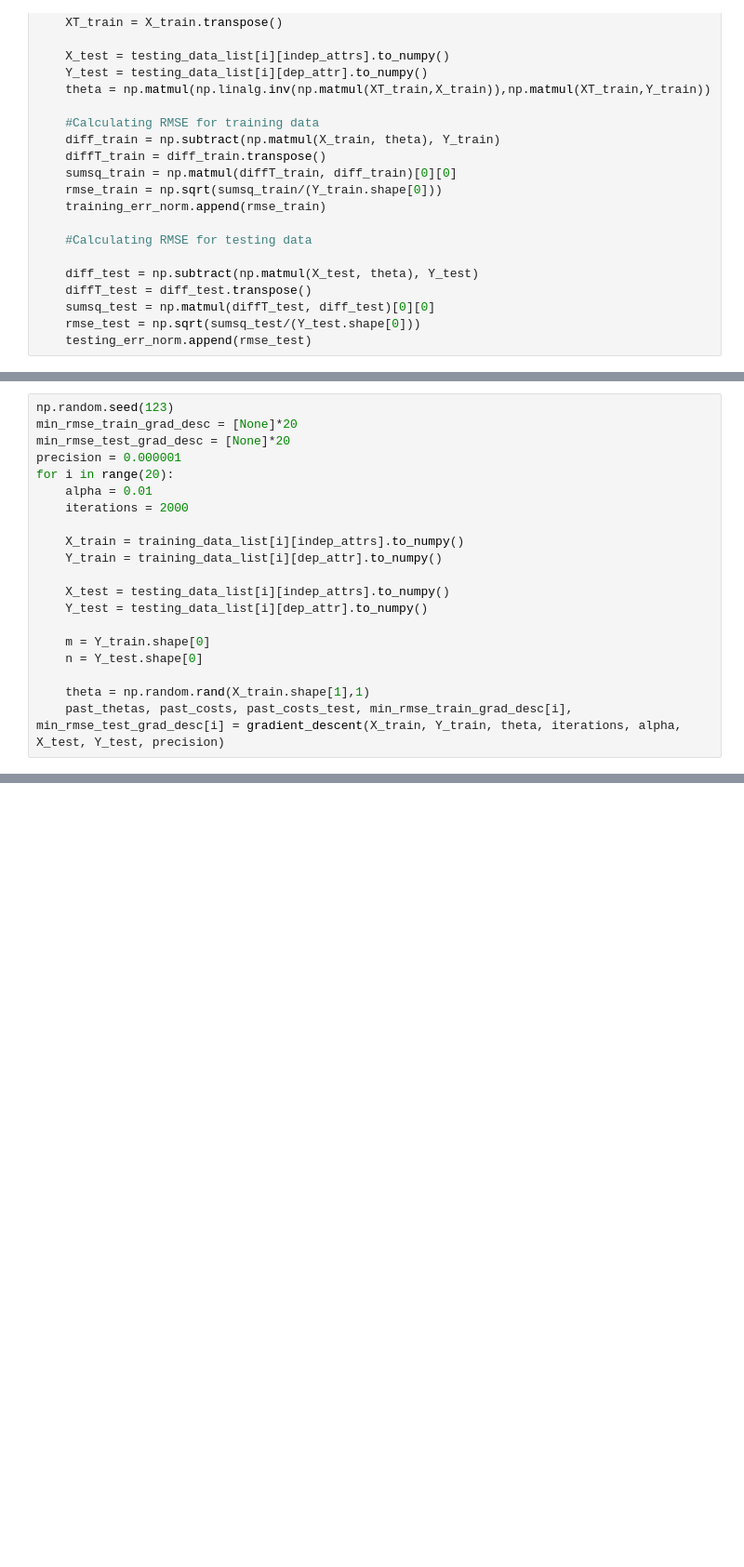
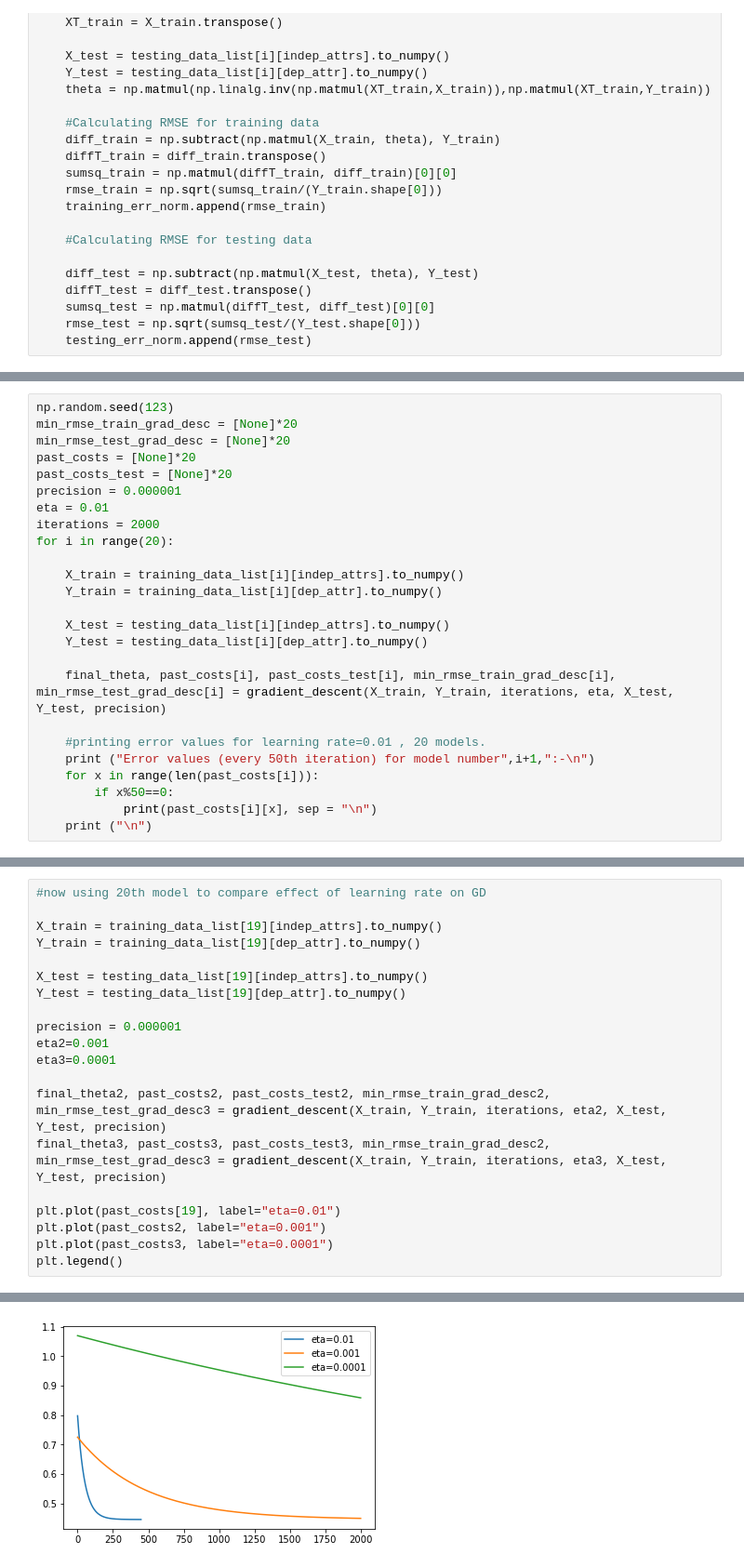
Before and after one commit to hasnainzeenwala/fodsassn, a Jupyter notebook: A2Code.ipynb, the cells around one changed output, grey strips where cells are left out. Shown at 93% size. Cells and saved outputs as stored; diff of their text form; blank space fills up the shorter version.

```diff
--- a/A2Code.ipynb
+++ b/A2Code.ipynb
@@ -130,10 +128,12 @@ def gradient_descent(x, y, theta, iterations, alpha, x_test, y_test, precis):
 np.random.seed(123)
 min_rmse_train_grad_desc = [None]*20
 min_rmse_test_grad_desc = [None]*20
+past_costs = [None]*20
+past_costs_test = [None]*20
 precision = 0.000001
+eta = 0.01
+iterations = 2000
 for i in range(20):
-    alpha = 0.01
-    iterations = 2000
 
     X_train = training_data_list[i][indep_attrs].to_numpy()
     Y_train = training_data_list[i][dep_attr].to_numpy()
@@ -141,8 +141,11 @@ for i in range(20):
     X_test = testing_data_list[i][indep_attrs].to_numpy()
     Y_test = testing_data_list[i][dep_attr].to_numpy()
 
-    m = Y_train.shape[0]
-    n = Y_test.shape[0]
+    final_theta, past_costs[i], past_costs_test[i], min_rmse_train_grad_desc[i], min_rmse_test_grad_desc[i] = gradient_descent(X_train, Y_train, iterations, eta, X_test, Y_test, precision)
 
-    theta = np.random.rand(X_train.shape[1],1)
-    past_thetas, past_costs, past_costs_test, min_rmse_train_grad_desc[i], min_rmse_test_grad_desc[i] = gradient_descent(X_train, Y_train, theta, iterations, alpha, X_test, Y_test, precision)
+    #printing error values for learning rate=0.01 , 20 models.
+    print ("Error values (every 50th iteration) for model number",i+1,":-\n")
+    for x in range(len(past_costs[i])):
+        if x%50==0:
+            print(past_costs[i][x], sep = "\n")
+    print ("\n")
@@ -148,0 +170,21 @@ for i in range(20):
+# %%
+#now using 20th model to compare effect of learning rate on GD
+
+X_train = training_data_list[19][indep_attrs].to_numpy()
+Y_train = training_data_list[19][dep_attr].to_numpy()
+
+X_test = testing_data_list[19][indep_attrs].to_numpy()
+Y_test = testing_data_list[19][dep_attr].to_numpy()
+
+precision = 0.000001
+eta2=0.001
+eta3=0.0001
+
+final_theta2, past_costs2, past_costs_test2, min_rmse_train_grad_desc2, min_rmse_test_grad_desc3 = gradient_descent(X_train, Y_train, iterations, eta2, X_test, Y_test, precision)
+final_theta3, past_costs3, past_costs_test3, min_rmse_train_grad_desc2, min_rmse_test_grad_desc3 = gradient_descent(X_train, Y_train, iterations, eta3, X_test, Y_test, precision)
+
+plt.plot(past_costs[19], label="eta=0.01")
+plt.plot(past_costs2, label="eta=0.001")
+plt.plot(past_costs3, label="eta=0.0001")
+plt.legend()
+# %% [output]
@@ -148,0 +192 @@ for i in range(20):
+[figure, added]
```
Also changed, not shown: parts of 3 cells of this notebook.
